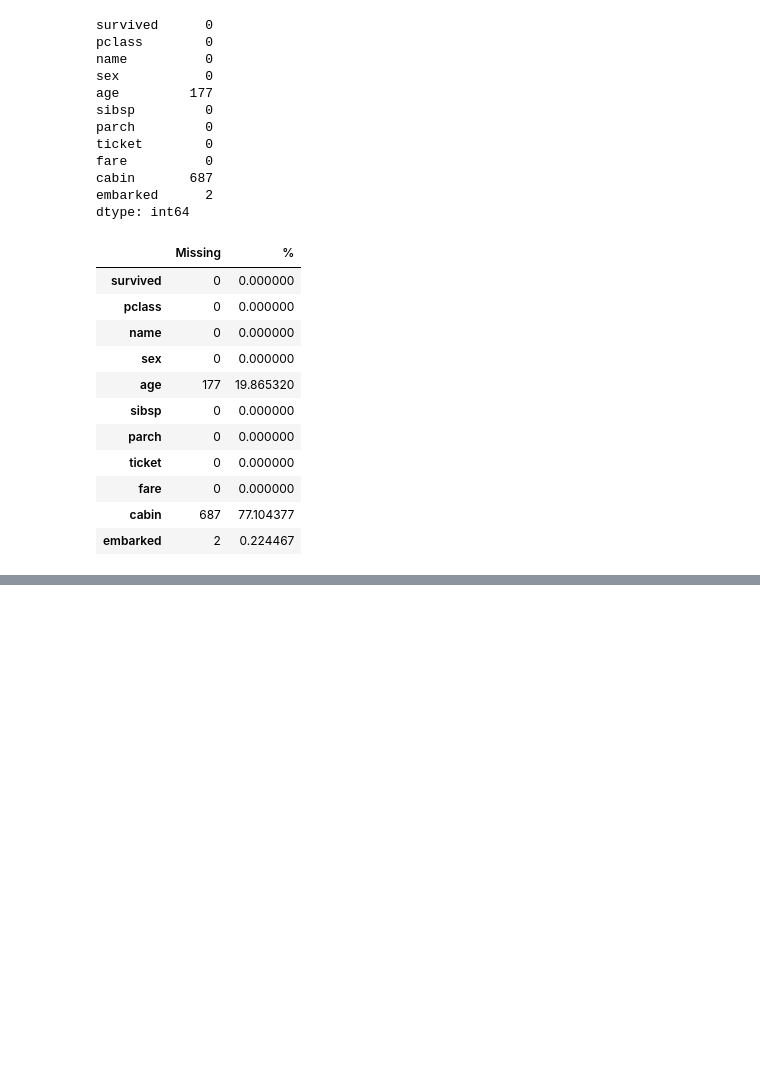
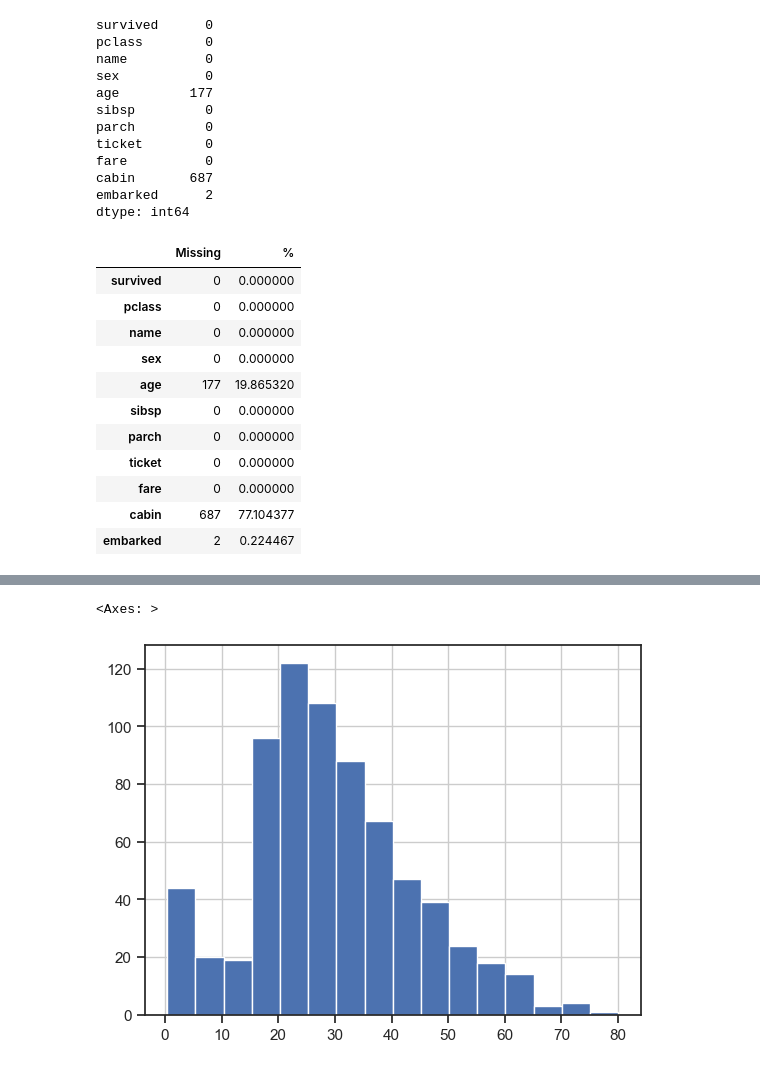
Before and after one commit to araobp/data-science, a Jupyter notebook: Titanic/study1.ipynb, the cells around one changed output, grey strips where cells are left out. Cells and saved outputs as stored; diff of their text form; code cells hidden in the pictures; blank space fills up the shorter version.

```diff
--- a/Titanic/study1.ipynb
+++ b/Titanic/study1.ipynb
@@ -73,0 +119,5 @@ missing
+# %%
+titanic_df.age.hist(bins=16)
+# %% [output]
+<Axes: >
+[figure, added]
```
Also changed, not shown: parts of 16 cells of this notebook.
